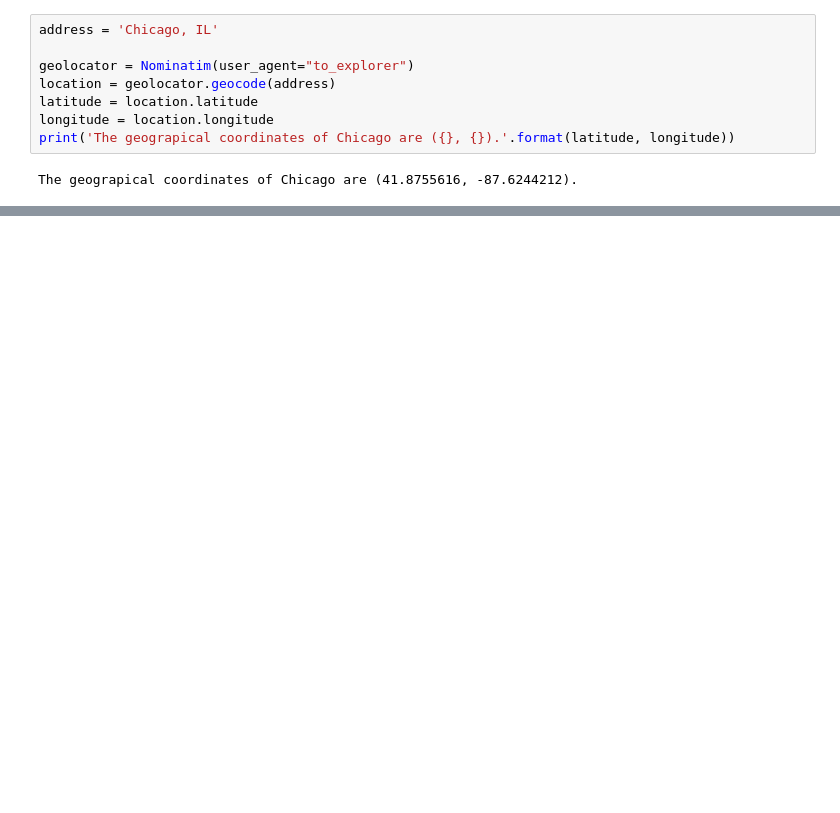
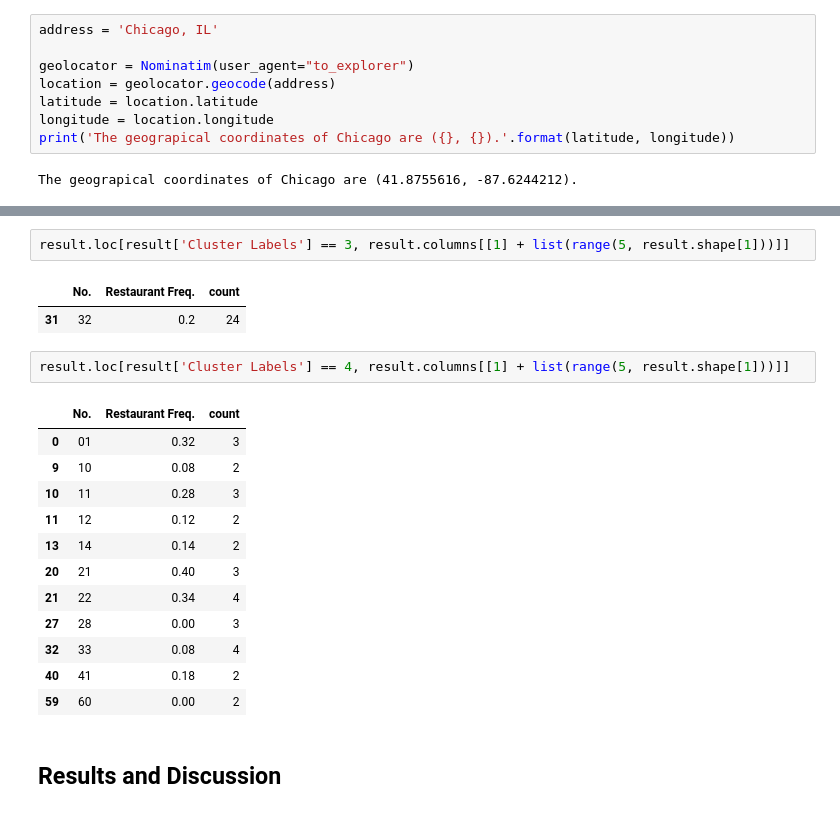
Before and after one commit to BriAnWuu/Coursera_Capstone, a Jupyter notebook: The Battle of Neighborhoods/Description.ipynb, the cells around one changed output, grey strips where cells are left out. Cells and saved outputs as stored; diff of their text form; blank space fills up the shorter version.

```diff
--- a/The Battle of Neighborhoods/Description.ipynb
+++ b/The Battle of Neighborhoods/Description.ipynb
@@ -343,0 +499,22 @@ dtype: int64
+# %%
+result.loc[result['Cluster Labels'] == 3, result.columns[[1] + list(range(5, result.shape[1]))]]
+# %% [output]
+|  | No. | Restaurant Freq. | count |
+| 31 | 32 | 0.2 | 24 |
+# %%
+result.loc[result['Cluster Labels'] == 4, result.columns[[1] + list(range(5, result.shape[1]))]]
+# %% [output]
+|  | No. | Restaurant Freq. | count |
+| 0 | 01 | 0.32 | 3 |
+| 9 | 10 | 0.08 | 2 |
+| 10 | 11 | 0.28 | 3 |
+| 11 | 12 | 0.12 | 2 |
+| 13 | 14 | 0.14 | 2 |
+| 20 | 21 | 0.40 | 3 |
+| 21 | 22 | 0.34 | 4 |
+| 27 | 28 | 0.00 | 3 |
+| 32 | 33 | 0.08 | 4 |
+| 40 | 41 | 0.18 | 2 |
+| 59 | 60 | 0.00 | 2 |
+# %% [markdown]
+## Results and Discussion
```
Also changed, not shown: parts of 42 cells of this notebook.
